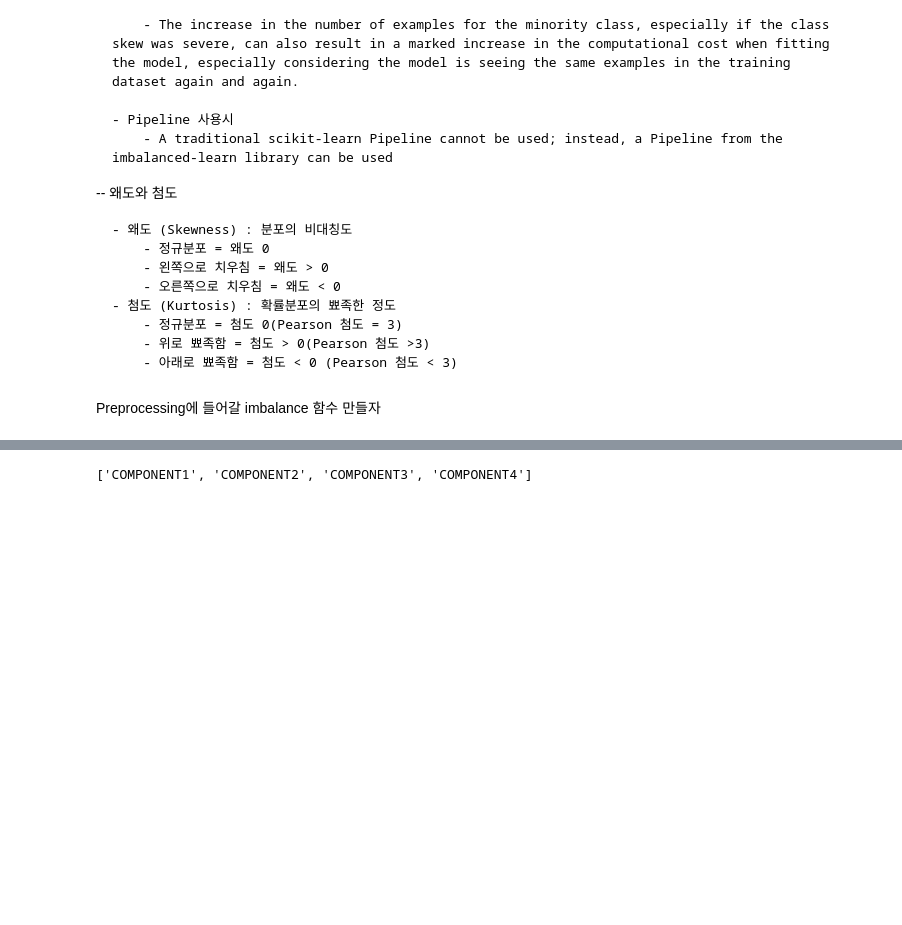
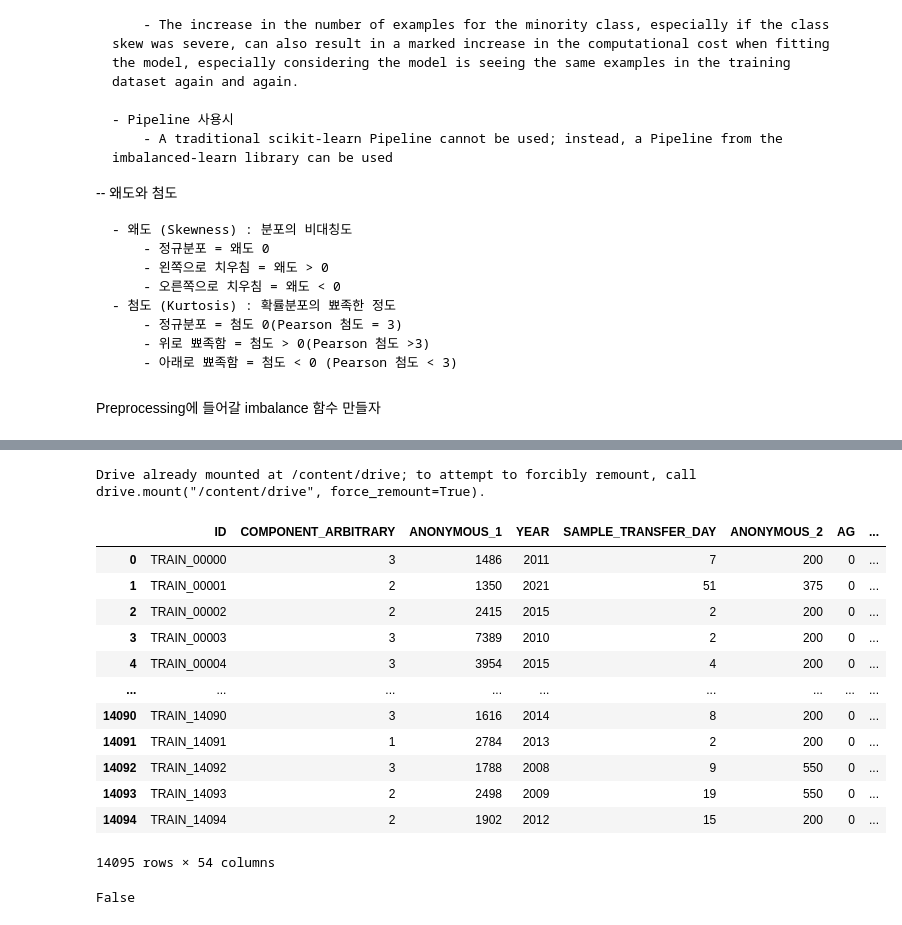
Before and after one commit to cswcjt/Dacon-Oil, a Jupyter notebook: imbalance.ipynb, the cells around one changed output, grey strips where cells are left out. Drawn from its saved outputs; the diff is of its cells as text; code cells hidden in the pictures; blank space fills up the shorter version.

```diff
--- a/imbalance.ipynb
+++ b/imbalance.ipynb
@@ -386,4 +122,34 @@ def pipe(X, y, sampling_method = None, dimensionality = None, model = None) :
-# %%
-sorted(train["COMPONENT_ARBITRARY"].unique())#values
-# %% [output]
-['COMPONENT1', 'COMPONENT2', 'COMPONENT3', 'COMPONENT4']
+# %%
+from google.colab import drive
+drive.mount('/content/drive')
+base_path = "/content/drive/MyDrive/fastcamp/datas/open/"
+train = pd.read_csv(base_path + "train.csv", encoding='cp949')
+test = pd.read_csv(base_path + "test.csv", encoding='cp949')
+submission = pd.read_csv(base_path + "sample_submission.csv", encoding='cp949')
+# %% [output]
+Drive already mounted at /content/drive; to attempt to forcibly remount, call drive.mount("/content/drive", force_remount=True).
+# %%
+train = train.fillna(0)
+train.COMPONENT_ARBITRARY = train.COMPONENT_ARBITRARY.map({"COMPONENT1" : 1, "COMPONENT2" : 2, "COMPONENT3" : 3, "COMPONENT4" : 4})
+X = train.drop(columns=["ID", "Y_LABEL"], inplace=False)
+y = train["Y_LABEL"]
+# %%
+train
+# %% [output]
+|  | ID | COMPONENT_ARBITRARY | ANONYMOUS_1 | YEAR | SAMPLE_TRANSFER_DAY | ANONYMOUS_2 | AG | ... |
+| 0 | TRAIN_00000 | 3 | 1486 | 2011 | 7 | 200 | 0 | ... |
+| 1 | TRAIN_00001 | 2 | 1350 | 2021 | 51 | 375 | 0 | ... |
+| 2 | TRAIN_00002 | 2 | 2415 | 2015 | 2 | 200 | 0 | ... |
+| 3 | TRAIN_00003 | 3 | 7389 | 2010 | 2 | 200 | 0 | ... |
+| 4 | TRAIN_00004 | 3 | 3954 | 2015 | 4 | 200 | 0 | ... |
+| ... | ... | ... | ... | ... | ... | ... | ... | ... |
+| 14090 | TRAIN_14090 | 3 | 1616 | 2014 | 8 | 200 | 0 | ... |
+| 14091 | TRAIN_14091 | 1 | 2784 | 2013 | 2 | 200 | 0 | ... |
+| 14092 | TRAIN_14092 | 3 | 1788 | 2008 | 9 | 550 | 0 | ... |
+| 14093 | TRAIN_14093 | 2 | 2498 | 2009 | 19 | 550 | 0 | ... |
+| 14094 | TRAIN_14094 | 2 | 1902 | 2012 | 15 | 200 | 0 | ... |
+14095 rows × 54 columns
+# %%
+X.isnull().values.any()
+# %% [output]
+False
```
Also changed, not shown: parts of 20 cells of this notebook.
